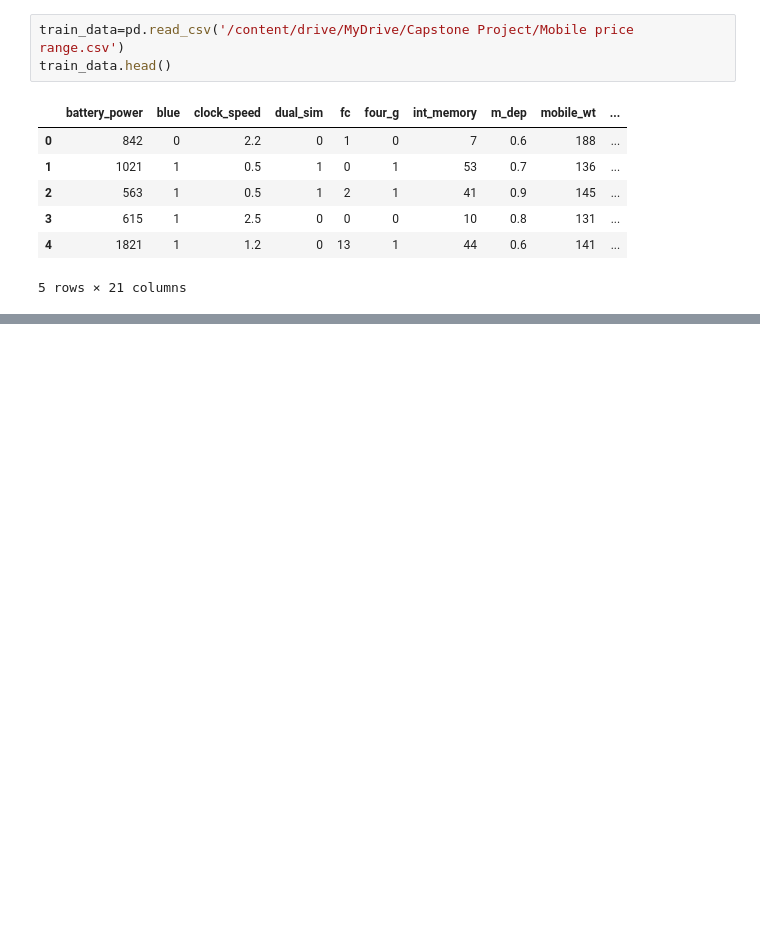
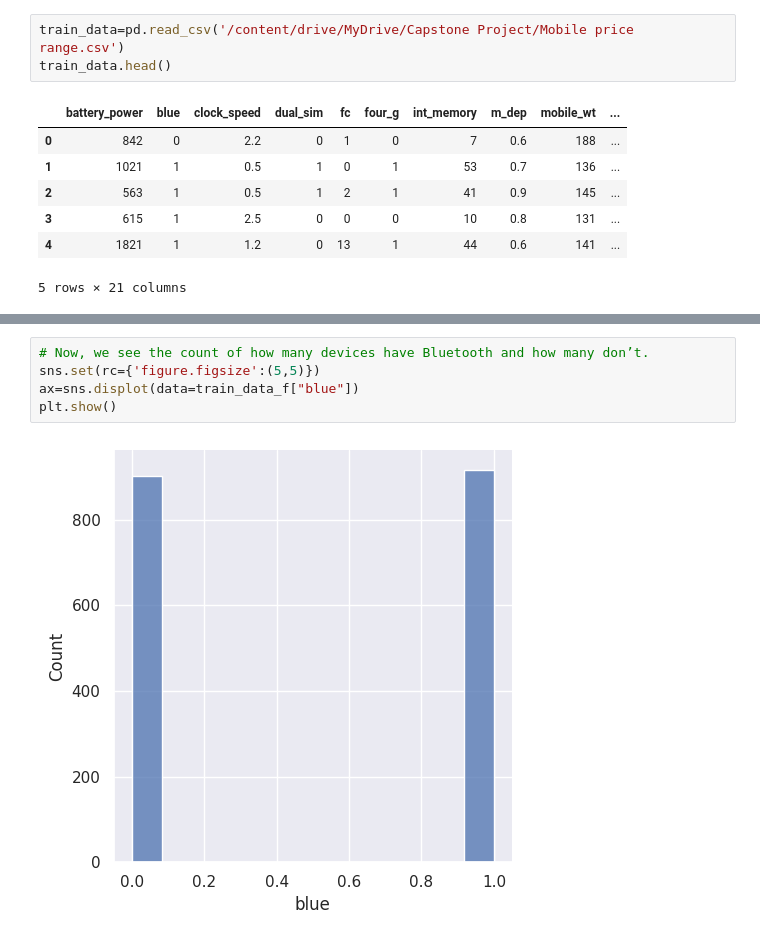
Before and after one commit to Navneet-Nicer/Mobile-Price-Prediction, a Jupyter notebook: Classification_Mobile_Price_Prediction3.ipynb, the cells around one changed output, grey strips where cells are left out. Saved outputs shown, nothing was run; the diff lists cells and outputs as text; blank space fills up the shorter version.

```diff
--- a/Classification_Mobile_Price_Prediction3.ipynb
+++ b/Classification_Mobile_Price_Prediction3.ipynb
@@ -93,0 +143,7 @@ train_data.head()
+# %%
+# Now, we see the count of how many devices have Bluetooth and how many don’t.
+sns.set(rc={'figure.figsize':(5,5)})
+ax=sns.displot(data=train_data_f["blue"])
+plt.show()
+# %% [output]
+[figure, added]
```
Also changed, not shown: parts of 19 cells of this notebook.
